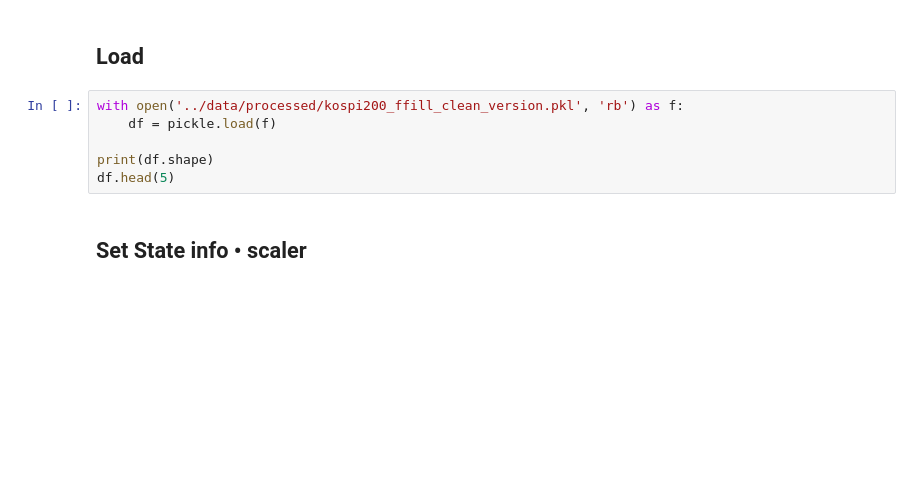
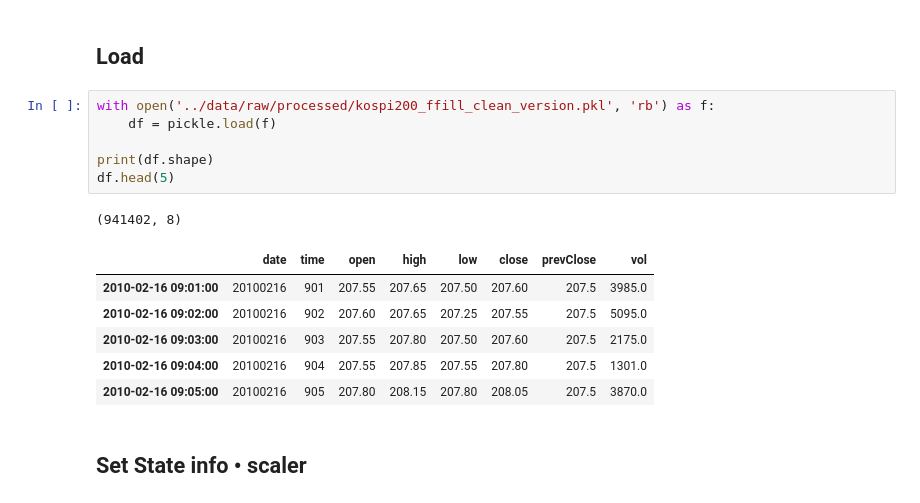
Before and after one commit to KanghwaSisters/YOLO-Futures, a Jupyter notebook: code/main.ipynb, the cells around one changed output. Saved outputs shown, nothing was run; the diff lists cells and outputs as text; blank space fills up the shorter version.

```diff
--- a/code/main.ipynb
+++ b/code/main.ipynb
@@ -23,11 +25,19 @@ warnings.filterwarnings("ignore", category=FutureWarning)
 # %% [markdown]
 ## Load
 # %%
-with open('../data/processed/kospi200_ffill_clean_version.pkl', 'rb') as f:
+with open('../data/raw/processed/kospi200_ffill_clean_version.pkl', 'rb') as f:
     df = pickle.load(f)
 
 print(df.shape)
 df.head(5)
+# %% [output]
+(941402, 8)
+|  | date | time | open | high | low | close | prevClose | vol |
+| 2010-02-16 09:01:00 | 20100216 | 901 | 207.55 | 207.65 | 207.50 | 207.60 | 207.5 | 3985.0 |
+| 2010-02-16 09:02:00 | 20100216 | 902 | 207.60 | 207.65 | 207.25 | 207.55 | 207.5 | 5095.0 |
+| 2010-02-16 09:03:00 | 20100216 | 903 | 207.55 | 207.80 | 207.50 | 207.60 | 207.5 | 2175.0 |
+| 2010-02-16 09:04:00 | 20100216 | 904 | 207.55 | 207.85 | 207.55 | 207.80 | 207.5 | 1301.0 |
+| 2010-02-16 09:05:00 | 20100216 | 905 | 207.80 | 208.15 | 207.80 | 208.05 | 207.5 | 3870.0 |
 # %% [markdown]
 ## Set State info • scaler
 # %%
```
Also changed, not shown: parts of 3 cells of this notebook, 7 other files.
